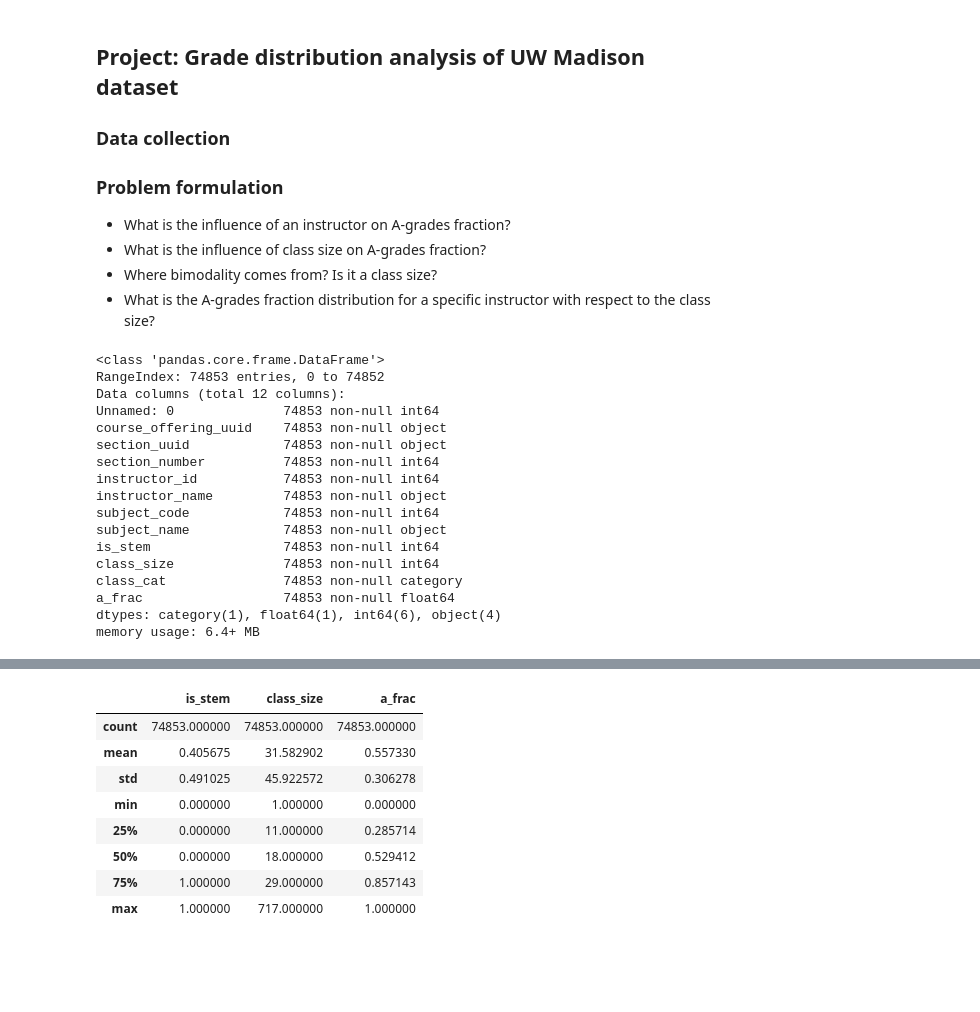
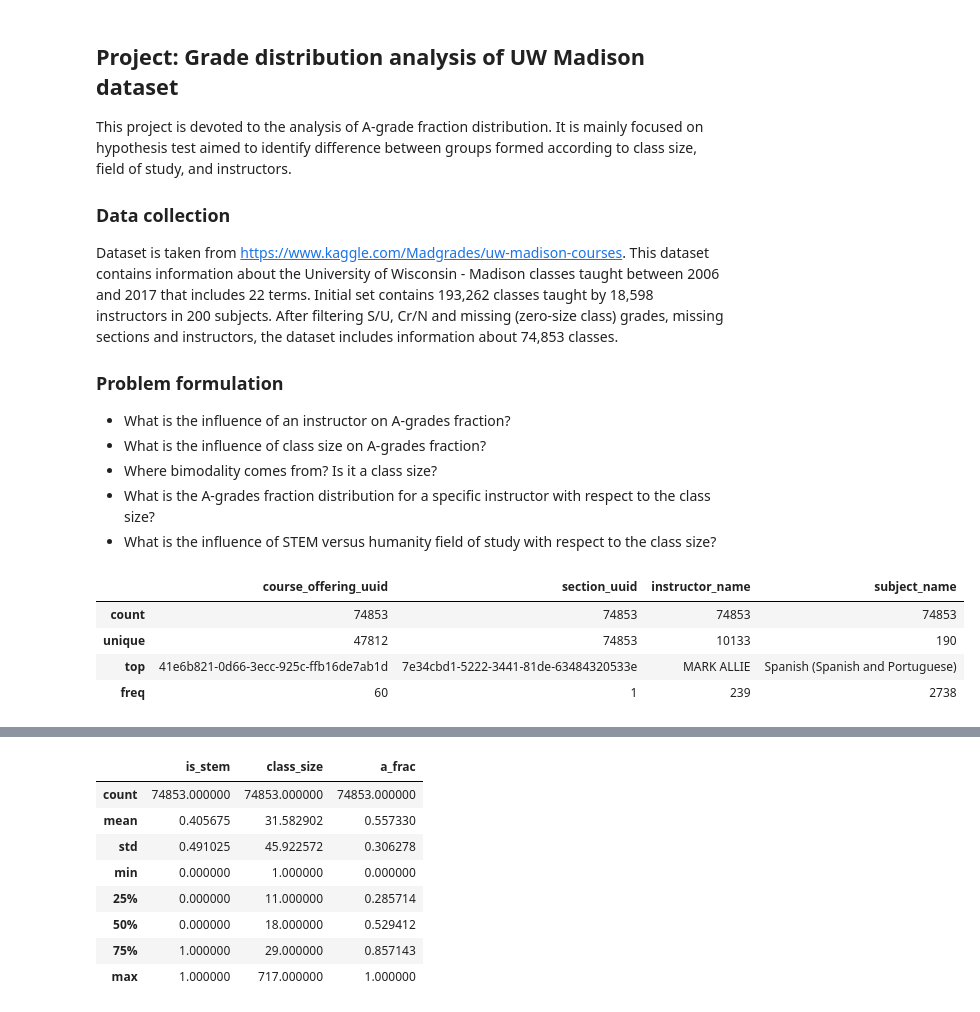
Before and after one commit to evgeniya1/Project_Mod3, a Jupyter notebook: analysis_Evgeniya.ipynb, the cells around one changed output, grey strips where cells are left out. Cells and saved outputs as stored; diff of their text form; code cells hidden in the pictures; blank space fills up the shorter version.

Commit message:
add text to analysis

```diff
--- a/analysis_Evgeniya.ipynb
+++ b/analysis_Evgeniya.ipynb
@@ -1,14 +1,17 @@
 # %% [markdown]
 ## Project: Grade distribution analysis of UW Madison dataset
+This project is devoted to the analysis of A-grade fraction distribution. It is mainly focused on hypothesis test aimed to identify difference between groups formed according to class size, field of study, and instructors.
 
 
 ### Data collection
+Dataset is taken from https://www.kaggle.com/Madgrades/uw-madison-courses. This dataset contains information about the University of Wisconsin - Madison classes taught between 2006 and 2017 that includes 22 terms. Initial set contains 193,262 classes taught by 18,598 instructors in 200 subjects. After filtering S/U, Cr/N and missing (zero-size class) grades, missing sections and instructors, the dataset includes information about 74,853 classes.
 
 ### Problem formulation
 * What is the influence of an instructor on A-grades fraction?
 * What is the influence of class size on A-grades fraction?
 * Where bimodality comes from? Is it a class size?
 * What is the A-grades fraction distribution for a specific instructor with respect to the class size?
+* What is the influence of STEM versus humanity field of study with respect to the class size?
 # %%
 #import libraries
 import numpy as np
@@ -141,27 +143,16 @@ def table_Q123(df,group_col,comp_col):
 # %%
 #read the processed dataset
 df = pd.read_csv('grades_processed.csv')
 
 #define category
 cat_type = CategoricalDtype(categories=["small", "medium", "large"],ordered=True)
 df.class_cat = df.class_cat.astype(cat_type)
 
-df.info()
+#short summary of object columns
+df.describe(include=['object'])
 # %% [output]
-<class 'pandas.core.frame.DataFrame'>
-RangeIndex: 74853 entries, 0 to 74852
-Data columns (total 12 columns):
-Unnamed: 0              74853 non-null int64
-course_offering_uuid    74853 non-null object
-section_uuid            74853 non-null object
-section_number          74853 non-null int64
-instructor_id           74853 non-null int64
-instructor_name         74853 non-null object
-subject_code            74853 non-null int64
-subject_name            74853 non-null object
-is_stem                 74853 non-null int64
-class_size              74853 non-null int64
-class_cat               74853 non-null category
-a_frac                  74853 non-null float64
-dtypes: category(1), float64(1), int64(6), object(4)
-memory usage: 6.4+ MB
+|  | course_offering_uuid | section_uuid | instructor_name | subject_name |
+| count | 74853 | 74853 | 74853 | 74853 |
+| unique | 47812 | 74853 | 10133 | 190 |
+| top | 41e6b821-0d66-3ecc-925c-ffb16de7ab1d | 7e34cbd1-5222-3441-81de-63484320533e | MARK ALLIE | Spanish (Spanish and Portuguese) |
+| freq | 60 | 1 | 239 | 2738 |
```
Also changed, not shown: parts of 16 cells of this notebook, 2 other files.
